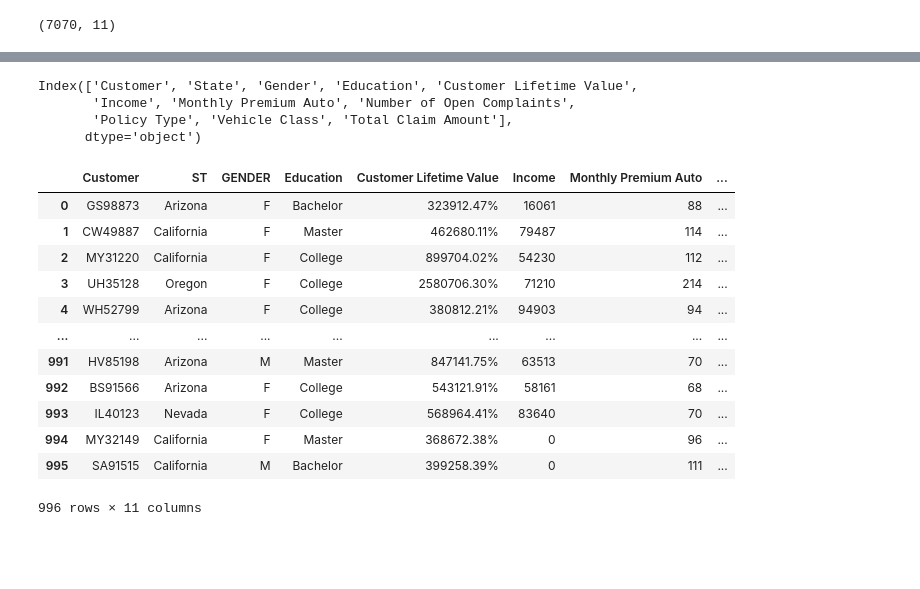
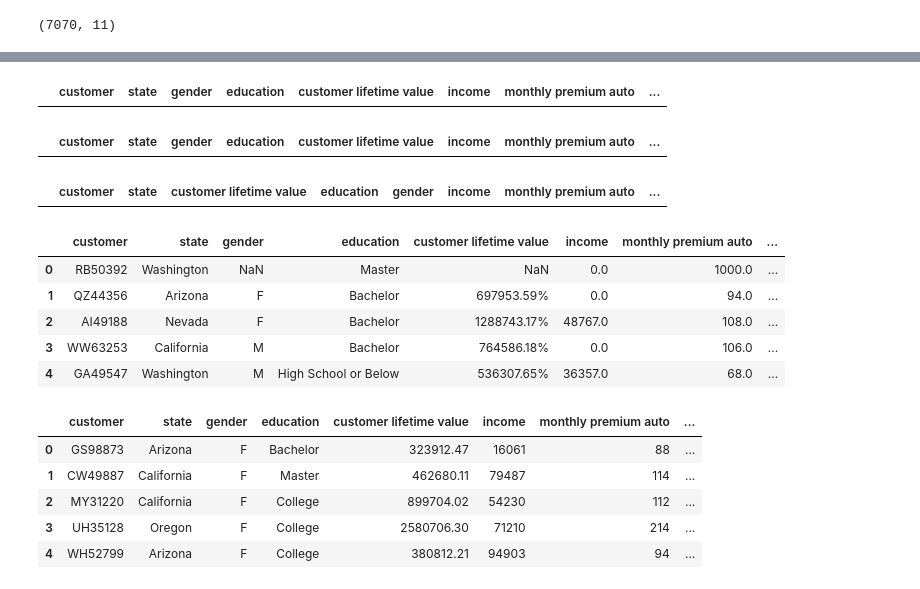
Before and after one commit to Laurensironhack/lab-customer-analysis-round-1, a Jupyter notebook: files_for_lab/csv_files/opdracht.ipynb, the cells around one changed output, grey strips where cells are left out. Cells and saved outputs as stored; diff of their text form; code cells hidden in the pictures; blank space fills up the shorter version.

Commit message:
i finished round 1, and Erin helped me with arranging columns.Ththey should consider changing Ironhack into Erinhack

```diff
--- a/files_for_lab/csv_files/opdracht.ipynb
+++ b/files_for_lab/csv_files/opdracht.ipynb
@@ -56,0 +35,12 @@ file1 = file1.rename(columns={'ST' : 'State',
+# %%
+cols = []
+for column in file1.columns:
+    cols.append(column.lower())
+cols
+file1.columns = cols
+# %%
+cols = []
+for column in file2.columns:
+    cols.append(column.lower())
+cols
+file2.columns = cols
@@ -57,7 +53,19 @@ file1 = file1.rename(columns={'ST' : 'State',
+# %%
+display(file1.head(0))
+display(file2.head(0))
+display(file3.head(0))
+# %% [output]
+|  | customer | state | gender | education | customer lifetime value | income | monthly premium auto | ... |
+|  | customer | state | gender | education | customer lifetime value | income | monthly premium auto | ... |
+|  | customer | state | customer lifetime value | education | gender | income | monthly premium auto | ... |
+# %%
+file2=file2[file1.columns]
 # %%
-file1.columns
+file1.head()
 # %% [output]
-Index(['Customer', 'State', 'Gender', 'Education', 'Customer Lifetime Value',
-       'Income', 'Monthly Premium Auto', 'Number of Open Complaints',
-       'Policy Type', 'Vehicle Class', 'Total Claim Amount'],
-      dtype='object')
+|  | customer | state | gender | education | customer lifetime value | income | monthly premium auto | ... |
+| 0 | RB50392 | Washington | NaN | Master | NaN | 0.0 | 1000.0 | ... |
+| 1 | QZ44356 | Arizona | F | Bachelor | 697953.59% | 0.0 | 94.0 | ... |
+| 2 | AI49188 | Nevada | F | Bachelor | 1288743.17% | 48767.0 | 108.0 | ... |
+| 3 | WW63253 | California | M | Bachelor | 764586.18% | 0.0 | 106.0 | ... |
+| 4 | GA49547 | Washington | M | High School or Below | 536307.65% | 36357.0 | 68.0 | ... |
@@ -64,16 +74,11 @@ Index(['Customer', 'State', 'Gender', 'Education', 'Customer Lifetime Value',
+# %%
+file2['customer lifetime value']=file2['customer lifetime value'].str.replace('%',' ')
 # %%
-file2
+file2.head()
 # %% [output]
-|  | Customer | ST | GENDER | Education | Customer Lifetime Value | Income | Monthly Premium Auto | ... |
-| 0 | GS98873 | Arizona | F | Bachelor | 323912.47% | 16061 | 88 | ... |
-| 1 | CW49887 | California | F | Master | 462680.11% | 79487 | 114 | ... |
-| 2 | MY31220 | California | F | College | 899704.02% | 54230 | 112 | ... |
-| 3 | UH35128 | Oregon | F | College | 2580706.30% | 71210 | 214 | ... |
-| 4 | WH52799 | Arizona | F | College | 380812.21% | 94903 | 94 | ... |
-| ... | ... | ... | ... | ... | ... | ... | ... | ... |
-| 991 | HV85198 | Arizona | M | Master | 847141.75% | 63513 | 70 | ... |
-| 992 | BS91566 | Arizona | F | College | 543121.91% | 58161 | 68 | ... |
-| 993 | IL40123 | Nevada | F | College | 568964.41% | 83640 | 70 | ... |
-| 994 | MY32149 | California | F | Master | 368672.38% | 0 | 96 | ... |
-| 995 | SA91515 | California | M | Bachelor | 399258.39% | 0 | 111 | ... |
+|  | customer | state | gender | education | customer lifetime value | income | monthly premium auto | ... |
+| 0 | GS98873 | Arizona | F | Bachelor | 323912.47 | 16061 | 88 | ... |
+| 1 | CW49887 | California | F | Master | 462680.11 | 79487 | 114 | ... |
+| 2 | MY31220 | California | F | College | 899704.02 | 54230 | 112 | ... |
+| 3 | UH35128 | Oregon | F | College | 2580706.30 | 71210 | 214 | ... |
+| 4 | WH52799 | Arizona | F | College | 380812.21 | 94903 | 94 | ... |
-996 rows × 11 columns
```
Also changed, not shown: parts of 32 cells of this notebook.
